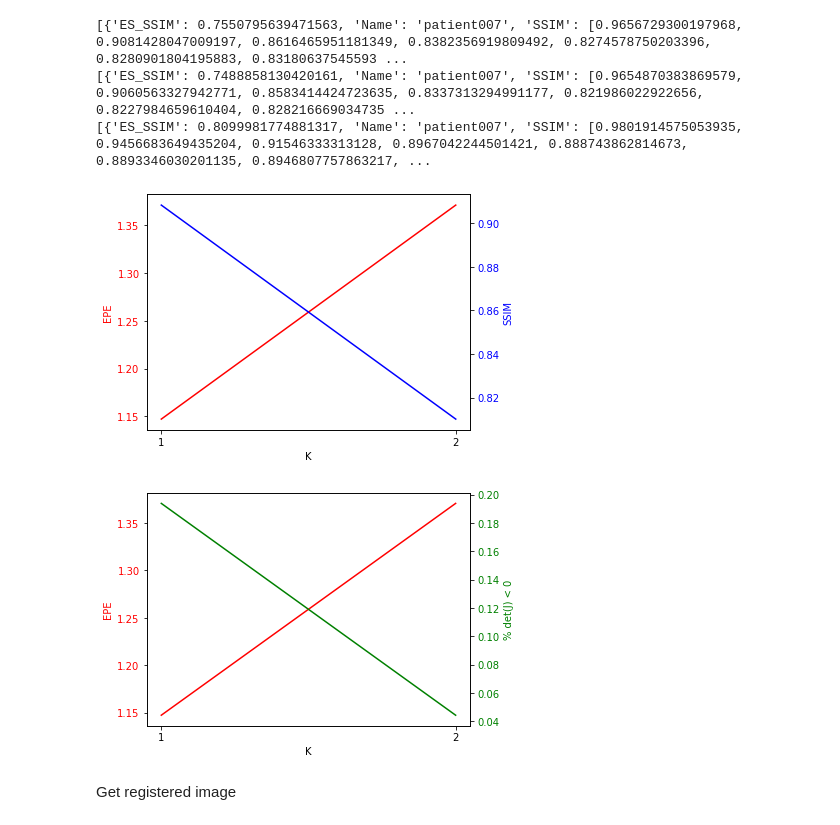
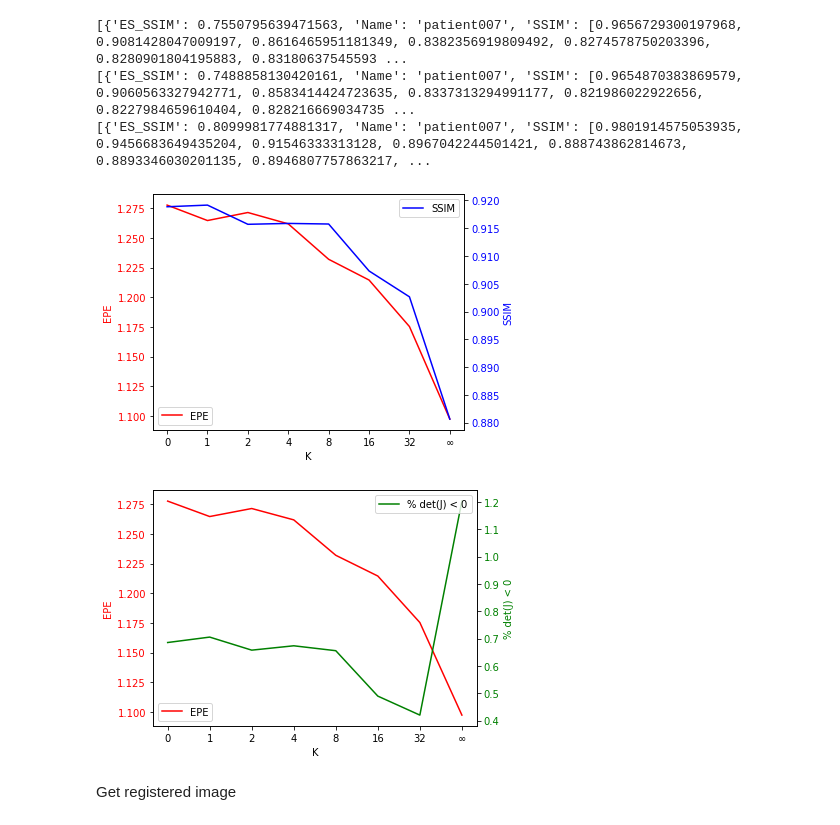
Before and after one commit to nicolas1805961/Cardiac-Segmentation-Optical-flow, a Jupyter notebook: nnunet/important.ipynb, the cells around one changed output. Drawn from its saved outputs; the diff is of its cells as text; code cells hidden in the pictures.

```diff
--- a/nnunet/important.ipynb
+++ b/nnunet/important.ipynb
@@ -2617,8 +2617,15 @@ from matplotlib.ticker import FormatStrFormatter
 import pandas as pd
 import os
 
-path_list = {"K=0": r"C:\Users\Portal\Documents\voxelmorph\icpr_models\2024-07-09_17H24_52s_461126\Task032_Lib\fold_0\Lib\test\Postprocessed\Backward_flow\strain_metrics_0.csv",
-             "k=1": r"C:\Users\Portal\Documents\voxelmorph\RAFT\Task032_Lib\fold_0\Lib\test\Postprocessed\Backward_flow\strain_metrics_0.csv"}
+path_list = {"K=0": r"C:\Users\Portal\Documents\voxelmorph\exposant\exposant_0\Task032_Lib\fold_0\Lib\test\Postprocessed\Backward_flow\strain_metrics_0.csv",
+             "k=1": r"C:\Users\Portal\Documents\voxelmorph\exposant\exposant_1\Task032_Lib\fold_0\Lib\test\Postprocessed\Backward_flow\strain_metrics_0.csv",
+             "k=2": r"C:\Users\Portal\Documents\voxelmorph\exposant\exposant_2\Task032_Lib\fold_0\Lib\test\Postprocessed\Backward_flow\strain_metrics_0.csv",
+             "k=4": r"C:\Users\Portal\Documents\voxelmorph\exposant\exposant_4\Task032_Lib\fold_0\Lib\test\Postprocessed\Backward_flow\strain_metrics_0.csv",
+             "k=8": r"C:\Users\Portal\Documents\voxelmorph\exposant\exposant_8\Task032_Lib\fold_0\Lib\test\Postprocessed\Backward_flow\strain_metrics_0.csv",
+             "k=16": r"C:\Users\Portal\Documents\voxelmorph\exposant\exposant_16\Task032_Lib\fold_0\Lib\test\Postprocessed\Backward_flow\strain_metrics_0.csv",
+             "k=32": r"C:\Users\Portal\Documents\voxelmorph\exposant\exposant_32\Task032_Lib\fold_0\Lib\test\Postprocessed\Backward_flow\strain_metrics_0.csv",
+             "k=∞": r"C:\Users\Portal\Documents\voxelmorph\exposant\exposant_infini\Task032_Lib\fold_0\Lib\test\Postprocessed\Backward_flow\strain_metrics_0.csv"
+             }
 
 fig, ax = plt.subplots(1, 1)
 
@@ -2641,7 +2648,7 @@ t = np.arange(len(epe_list))
 ax.set_ylabel('EPE', c='r')
 ax.set_xlabel('K')
 ax.set_xticks(t)
-ax.set_xticklabels([1, 2])
+ax.set_xticklabels([0, 1, 2, 4, 8, 16, 32, "∞"])
 ax.plot(t, epe_list, label='EPE', c='r')
 ax.tick_params(axis='y', labelcolor='r')
 
@@ -2651,11 +2658,13 @@ ax2.plot(t, ssim_list, label='SSIM', c='b')
 ax2.set_ylabel('SSIM', c='b')
 ax2.tick_params(axis='y', labelcolor='b')
 #ax.scatter(np.arange(len(epe_list)), jacobian_list, label='\% det(J) < 0')
-#ax.legend()
-#ax2.legend()
+ax.legend(loc=3)
+ax2.legend(loc=0)
 fig.tight_layout()
+
+plt.savefig('SSIM_EPE.png', dpi=600)
 # %% [output]
-[figure, old version]
+[figure, new version]
 # %%
 from scipy import interpolate
 import json
@@ -2665,45 +2674,54 @@ from matplotlib.ticker import FormatStrFormatter
 import pandas as pd
 import os
 
-path_list = {"K=0": r"C:\Users\Portal\Documents\voxelmorph\icpr_models\2024-07-09_17H24_52s_461126\Task032_Lib\fold_0\Lib\test\Postprocessed\Backward_flow\strain_metrics_0.csv",
-             "k=1": r"C:\Users\Portal\Documents\voxelmorph\RAFT\Task032_Lib\fold_0\Lib\test\Postprocessed\Backward_flow\strain_metrics_0.csv"}
+path_list = {"K=0": r"C:\Users\Portal\Documents\voxelmorph\exposant\exposant_0\Task032_Lib\fold_0\Lib\test\Postprocessed\Backward_flow\strain_metrics_0.csv",
+             "k=1": r"C:\Users\Portal\Documents\voxelmorph\exposant\exposant_1\Task032_Lib\fold_0\Lib\test\Postprocessed\Backward_flow\strain_metrics_0.csv",
+             "k=2": r"C:\Users\Portal\Documents\voxelmorph\exposant\exposant_2\Task032_Lib\fold_0\Lib\test\Postprocessed\Backward_flow\strain_metrics_0.csv",
+             "k=4": r"C:\Users\Portal\Documents\voxelmorph\exposant\exposant_4\Task032_Lib\fold_0\Lib\test\Postprocessed\Backward_flow\strain_metrics_0.csv",
+             "k=8": r"C:\Users\Portal\Documents\voxelmorph\exposant\exposant_8\Task032_Lib\fold_0\Lib\test\Postprocessed\Backward_flow\strain_metrics_0.csv",
+             "k=16": r"C:\Users\Portal\Documents\voxelmorph\exposant\exposant_16\Task032_Lib\fold_0\Lib\test\Postprocessed\Backward_flow\strain_metrics_0.csv",
+             "k=32": r"C:\Users\Portal\Documents\voxelmorph\exposant\exposant_32\Task032_Lib\fold_0\Lib\test\Postprocessed\Backward_flow\strain_metrics_0.csv",
+             "k=∞": r"C:\Users\Portal\Documents\voxelmorph\exposant\exposant_infini\Task032_Lib\fold_0\Lib\test\Postprocessed\Backward_flow\strain_metrics_0.csv"
+             }
 
 fig, ax = plt.subplots(1, 1)
 
 epe_list = []
 jacobian_list = []
 for key in path_list.keys():
     df_epe = pd.read_csv(path_list[key])
     mean_epe = df_epe['Average'].values.mean()
     epe_list.append(mean_epe)
 
     dirname = os.sep.join(path_list[key].split(os.sep)[:-3])
 
     jacobian_path = os.path.join(dirname, 'Raw', 'Backward_flow', 'jacobian_metrics.csv')
     df_jacobian = pd.read_csv(jacobian_path)
     mean_jacobian = df_jacobian['negative_%_average'].values.mean()
     jacobian_list.append(mean_jacobian)
 
 t = np.arange(len(epe_list))
 
 ax.set_ylabel('EPE', c='r')
 ax.set_xlabel('K')
 ax.set_xticks(t)
-ax.set_xticklabels([1, 2])
+ax.set_xticklabels([0, 1, 2, 4, 8, 16, 32, "∞"])
 ax.plot(t, epe_list, label='EPE', c='r')
 ax.tick_params(axis='y', labelcolor='r')
 
 ax2 = ax.twinx()
 
 ax2.plot(t, jacobian_list, label='% det(J) < 0', c='g')
 ax2.set_ylabel('% det(J) < 0', c='g')
 ax2.tick_params(axis='y', labelcolor='g')
 #ax.scatter(np.arange(len(epe_list)), jacobian_list, label='\% det(J) < 0')
-#ax.legend()
-#ax2.legend()
+ax.legend(loc=3)
+ax2.legend(loc=1)
 fig.tight_layout()
+
+plt.savefig('regu_EPE.png', dpi=600)
 # %% [output]
-[figure, old version]
+[figure, new version]
 # %% [markdown]
 Get registered image
 # %%
```
Also changed, not shown: 2 other files.
